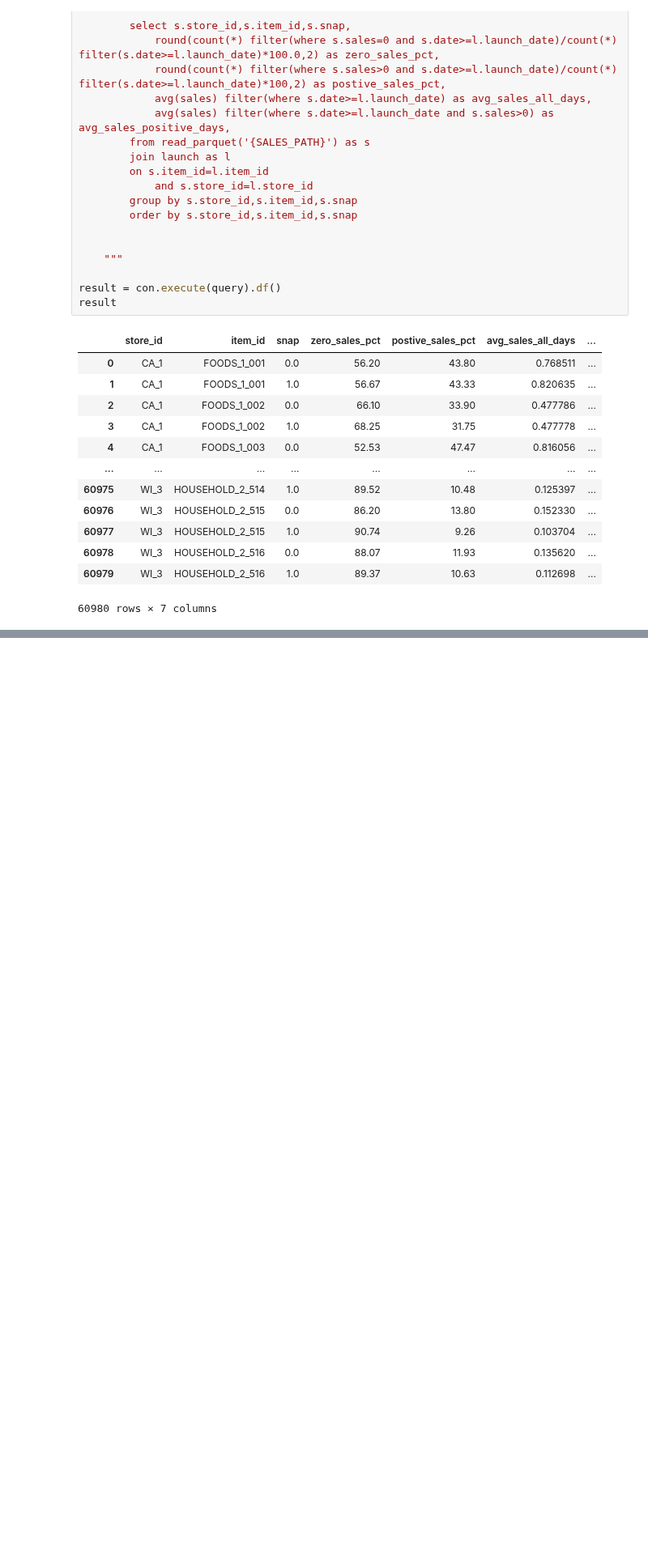
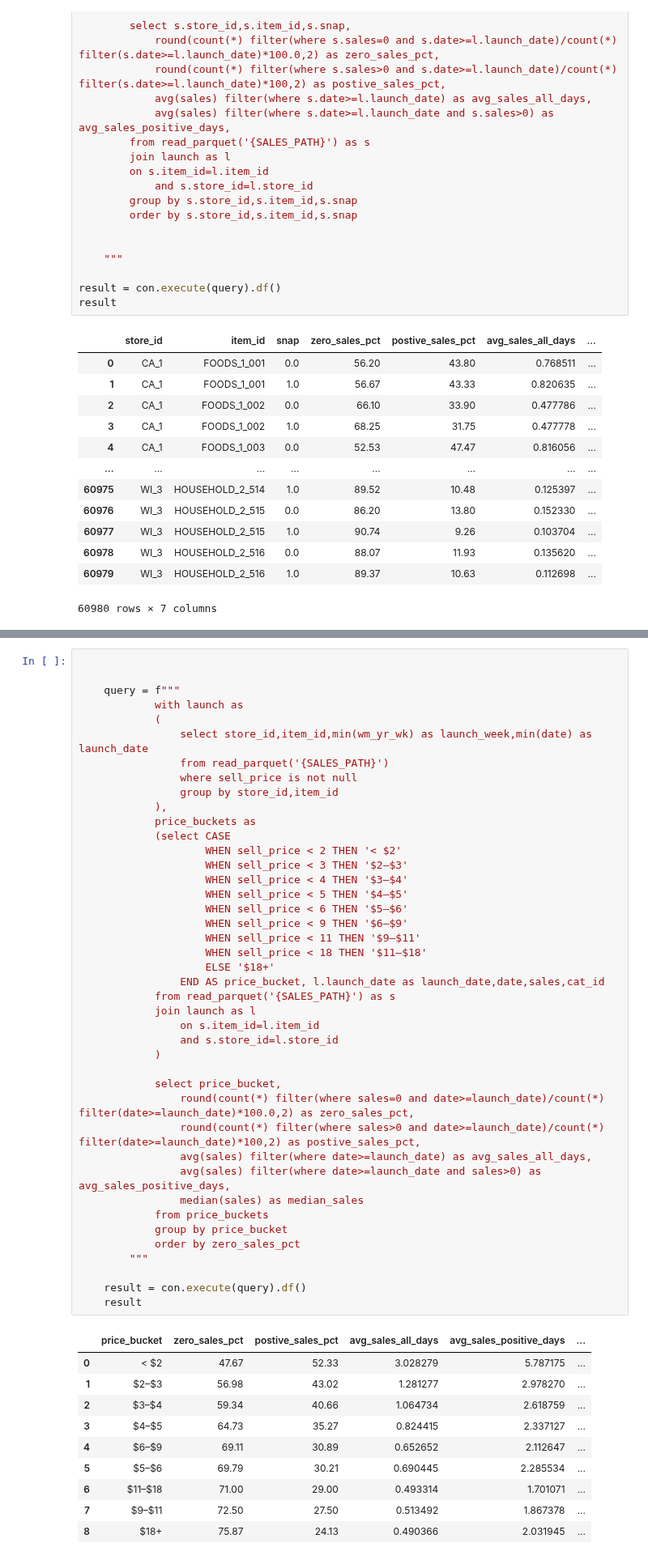
Before and after one commit to surekhag28/m5-demand-forecasting, a Jupyter notebook: notebooks/analysis.ipynb, the cells around one changed output, grey strips where cells are left out. Shown at 81% size. Cells and saved outputs as stored; diff of their text form; blank space fills up the shorter version.

```diff
--- a/notebooks/analysis.ipynb
+++ b/notebooks/analysis.ipynb
@@ -933,0 +1368,53 @@ result
+# %%
+
+
+    query = f"""
+            with launch as
+            (
+                select store_id,item_id,min(wm_yr_wk) as launch_week,min(date) as launch_date
+                from read_parquet('{SALES_PATH}')
+                where sell_price is not null
+                group by store_id,item_id
+            ),
+            price_buckets as
+            (select CASE
+                    WHEN sell_price < 2 THEN '< $2'
+                    WHEN sell_price < 3 THEN '$2–$3'
+                    WHEN sell_price < 4 THEN '$3–$4'
+                    WHEN sell_price < 5 THEN '$4–$5'
+                    WHEN sell_price < 6 THEN '$5–$6'
+                    WHEN sell_price < 9 THEN '$6–$9'
+                    WHEN sell_price < 11 THEN '$9–$11'
+                    WHEN sell_price < 18 THEN '$11–$18'
+                    ELSE '$18+'
+                END AS price_bucket, l.launch_date as launch_date,date,sales,cat_id
+            from read_parquet('{SALES_PATH}') as s
+            join launch as l
+                on s.item_id=l.item_id
+                and s.store_id=l.store_id
+            )
+
+            select price_bucket,
+                round(count(*) filter(where sales=0 and date>=launch_date)/count(*) filter(date>=launch_date)*100.0,2) as zero_sales_pct,
+                round(count(*) filter(where sales>0 and date>=launch_date)/count(*) filter(date>=launch_date)*100,2) as postive_sales_pct,
+                avg(sales) filter(where date>=launch_date) as avg_sales_all_days,
+                avg(sales) filter(where date>=launch_date and sales>0) as avg_sales_positive_days,
+                median(sales) as median_sales
+            from price_buckets
+            group by price_bucket
+            order by zero_sales_pct
+        """
+
+    result = con.execute(query).df()
+    result
+# %% [output]
+|  | price_bucket | zero_sales_pct | postive_sales_pct | avg_sales_all_days | avg_sales_positive_days | ... |
+| 0 | < $2 | 47.67 | 52.33 | 3.028279 | 5.787175 | ... |
+| 1 | $2–$3 | 56.98 | 43.02 | 1.281277 | 2.978270 | ... |
+| 2 | $3–$4 | 59.34 | 40.66 | 1.064734 | 2.618759 | ... |
+| 3 | $4–$5 | 64.73 | 35.27 | 0.824415 | 2.337127 | ... |
+| 4 | $6–$9 | 69.11 | 30.89 | 0.652652 | 2.112647 | ... |
+| 5 | $5–$6 | 69.79 | 30.21 | 0.690445 | 2.285534 | ... |
+| 6 | $11–$18 | 71.00 | 29.00 | 0.493314 | 1.701071 | ... |
+| 7 | $9–$11 | 72.50 | 27.50 | 0.513492 | 1.867378 | ... |
+| 8 | $18+ | 75.87 | 24.13 | 0.490366 | 2.031945 | ... |
```
Also changed, not shown: parts of 12 cells of this notebook, 1 other file.
